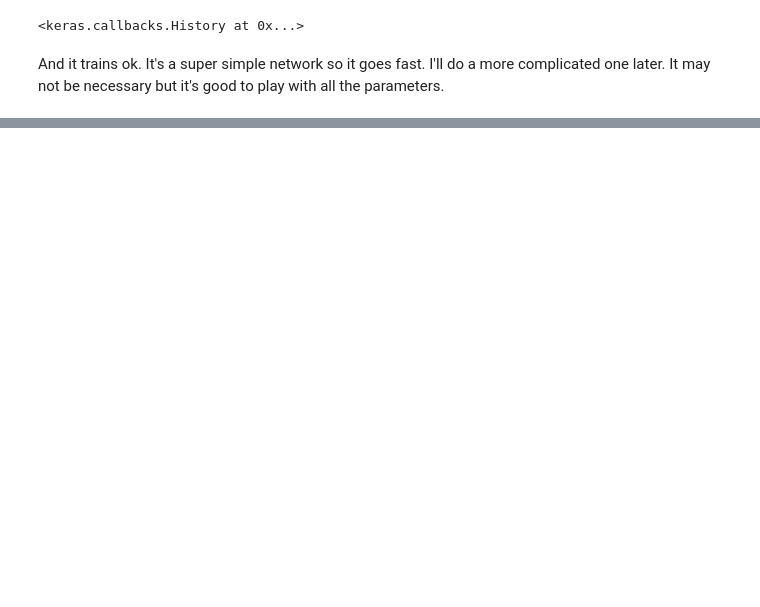
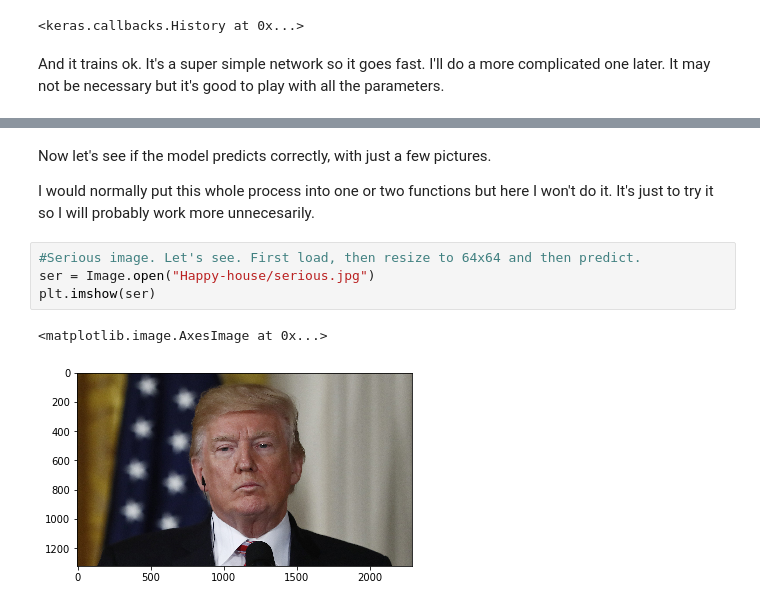
Before and after one commit to DrAlexSanz/Happy-house, a Jupyter notebook: Smile_detector_using_Keras.ipynb, the cells around one changed output, grey strips where cells are left out. Saved outputs shown, nothing was run; the diff lists cells and outputs as text; blank space fills up the shorter version.

```diff
--- a/Smile_detector_using_Keras.ipynb
+++ b/Smile_detector_using_Keras.ipynb
@@ -241,0 +244,11 @@ plt.legend(loc = "best")
+# %% [markdown]
+Now let's see if the model predicts correctly, with just a few pictures.
+
+I would normally put this whole process into one or two functions but here I won't do it. It's just to try it so I will probably work more unnecesarily.
+# %%
+#Serious image. Let's see. First load, then resize to 64x64 and then predict.
+ser = Image.open("Happy-house/serious.jpg")
+plt.imshow(ser)
+# %% [output]
+<matplotlib.image.AxesImage at 0x...>
+[figure, added]
```
Also changed, not shown: parts of 24 cells of this notebook.
